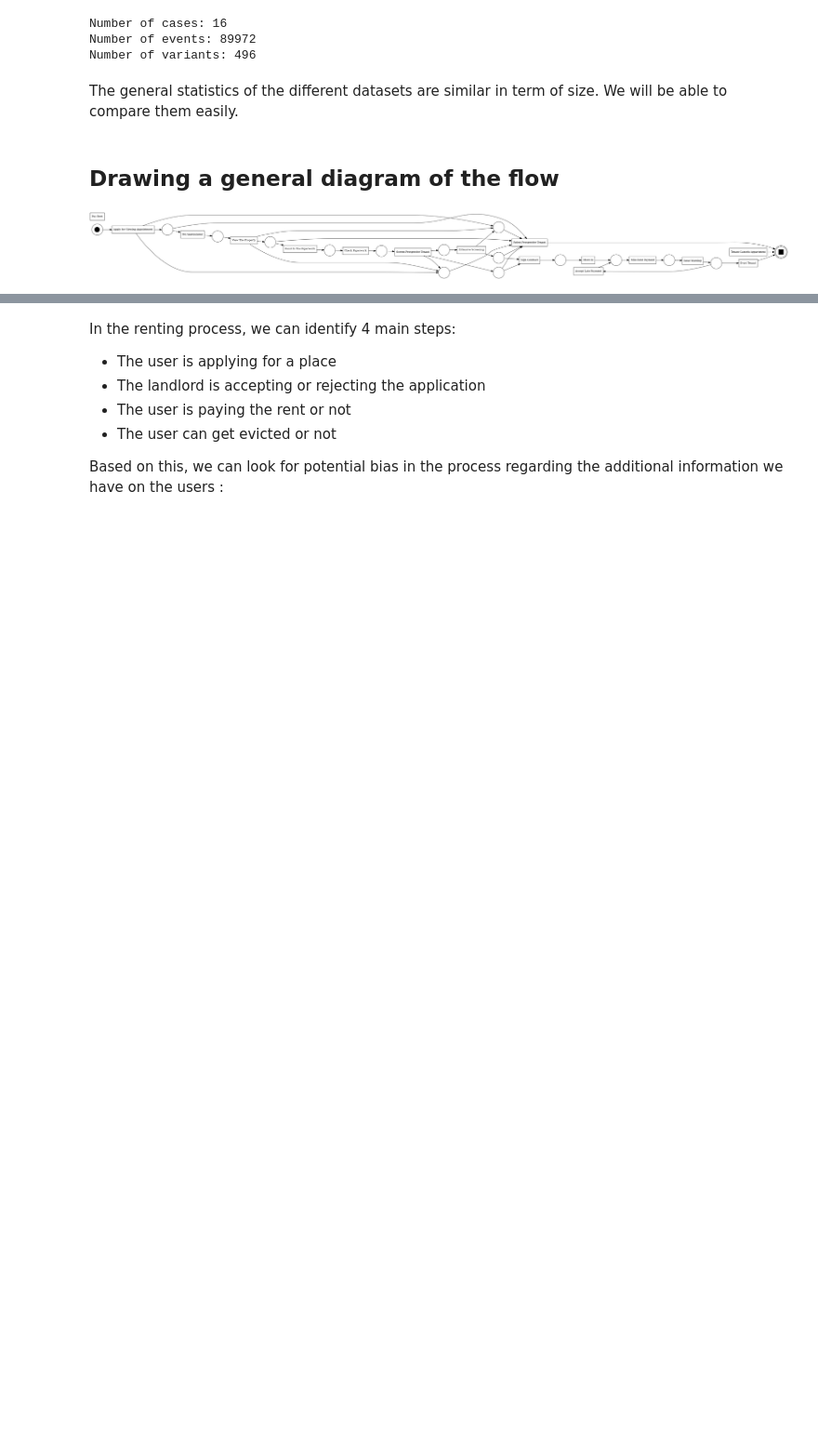
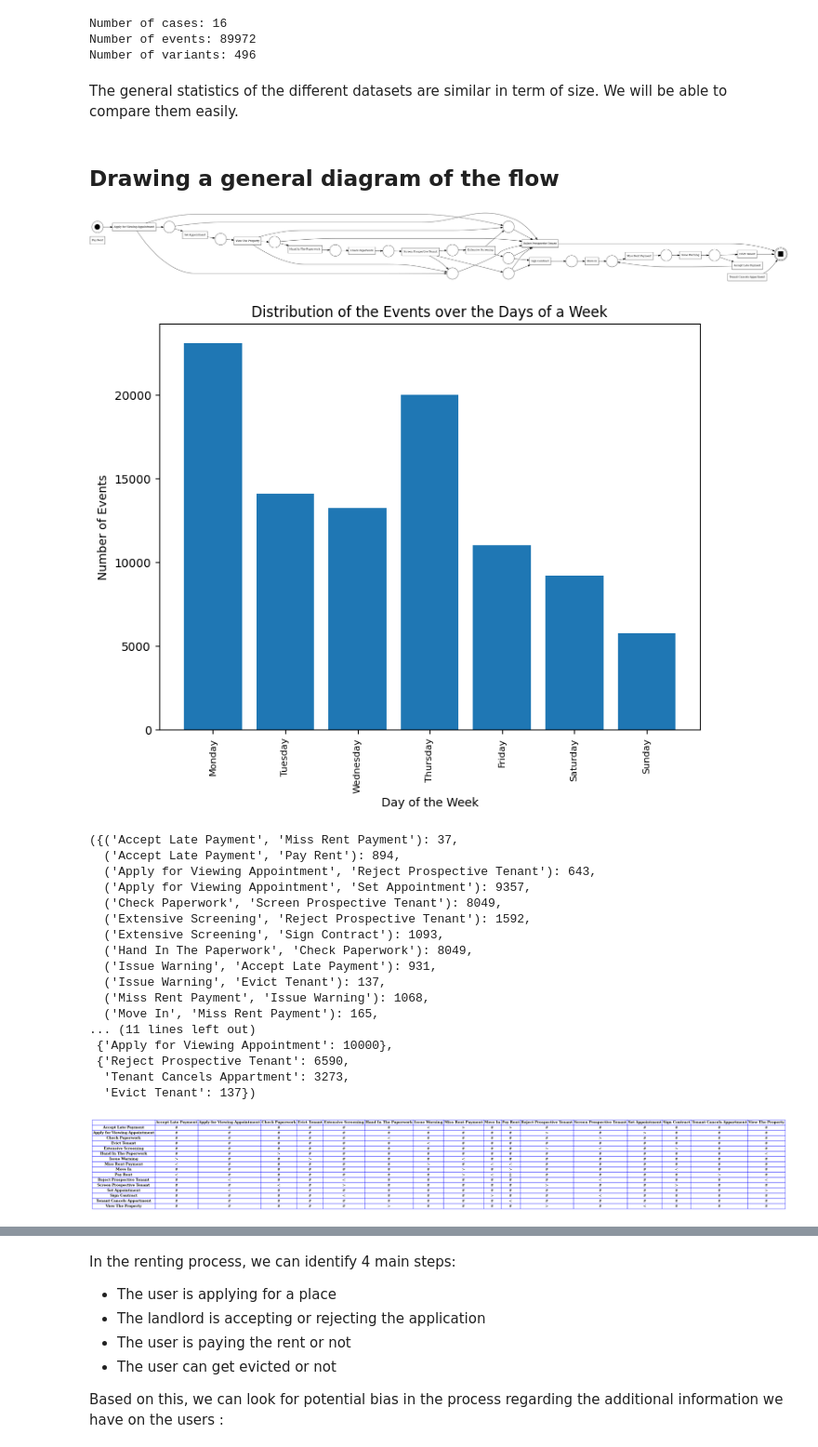
Before and after one commit to ItsaiKara/projet_process_mining, a Jupyter notebook: analysis.ipynb, the cells around one changed output, grey strips where cells are left out. Shown: that part at 93% size. Saved outputs shown, nothing was run; the diff lists cells and outputs as text; code cells hidden in the pictures; blank space fills up the shorter version.

Commit message:
footprints and more

```diff
--- a/analysis.ipynb
+++ b/analysis.ipynb
@@ -96,6 +96,32 @@ from pm4py.algo.discovery.alpha import algorithm as alpha_miner
 # %%
 net, initial_marking, final_marking = alpha_miner.apply(log_low)
 
 pm4py.view_petri_net(net, initial_marking, final_marking)
+
+# pm4py.view_case_duration_graph(log_low)
+
+pm4py.view_events_distribution_graph(log_low)
+
+pm4py.discover_directly_follows_graph(log_low)
+
+# pm4py.discover_network_analysis(log_low, out_column=CASE_ID_COL, in_column=CASE_ID_COL, node_column_source='resource', node_column_target='resource', edge_column='concept:name')
 # %% [output]
-[figure, old version]
+[figure, new version]
+[figure, added]
+({('Accept Late Payment', 'Miss Rent Payment'): 37,
+  ('Accept Late Payment', 'Pay Rent'): 894,
+  ('Apply for Viewing Appointment', 'Reject Prospective Tenant'): 643,
+  ('Apply for Viewing Appointment', 'Set Appointment'): 9357,
+  ('Check Paperwork', 'Screen Prospective Tenant'): 8049,
+  ('Extensive Screening', 'Reject Prospective Tenant'): 1592,
+  ('Extensive Screening', 'Sign Contract'): 1093,
+  ('Hand In The Paperwork', 'Check Paperwork'): 8049,
+  ('Issue Warning', 'Accept Late Payment'): 931,
+  ('Issue Warning', 'Evict Tenant'): 137,
+  ('Miss Rent Payment', 'Issue Warning'): 1068,
+  ('Move In', 'Miss Rent Payment'): 165,
+... (11 lines left out)
+ {'Apply for Viewing Appointment': 10000},
+ {'Reject Prospective Tenant': 6590,
+  'Tenant Cancels Appartment': 3273,
+  'Evict Tenant': 137})
@@ -101,0 +131,4 @@ pm4py.view_petri_net(net, initial_marking, final_marking)
+# %%
+pm4py.view_footprints(pm4py.discover_footprints(log_low))
+# %% [output]
+[figure, added]
```
Also changed, not shown: parts of 5 cells of this notebook.
